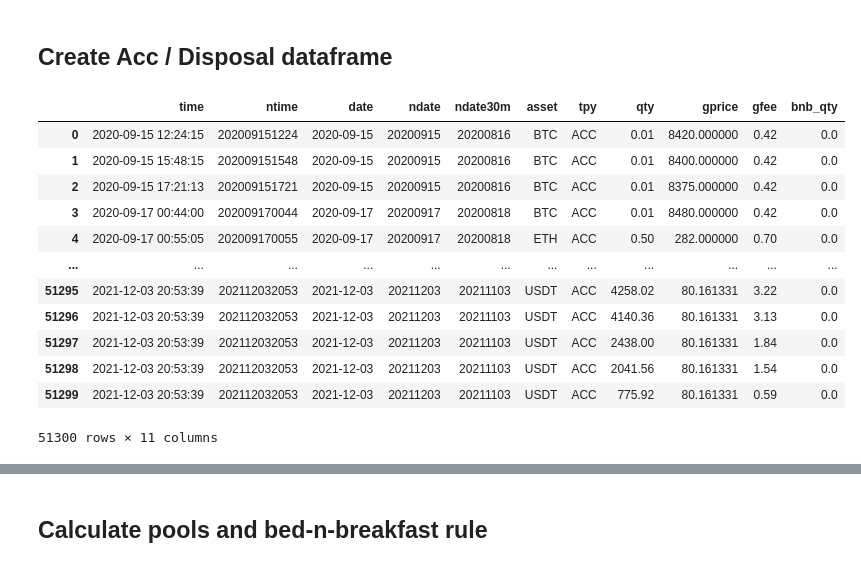
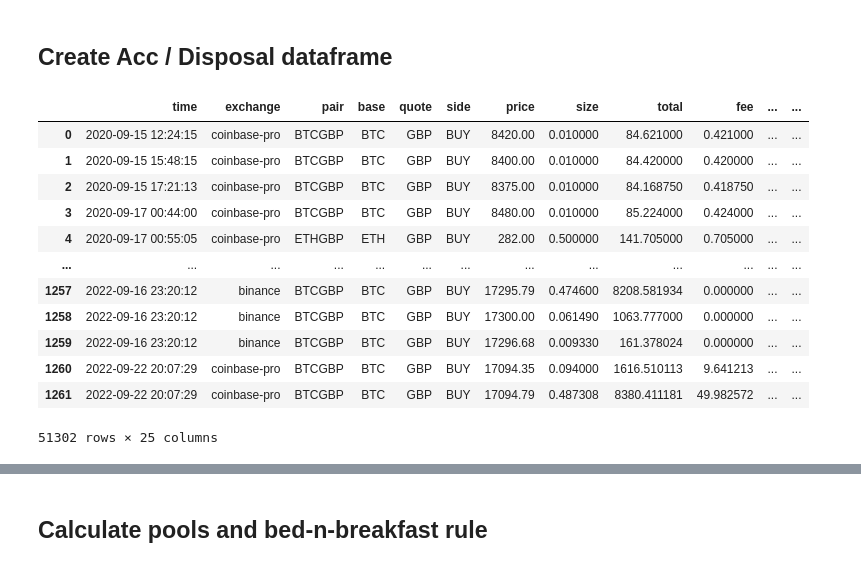
Before and after one commit to petarkabashki/pk-portflolio-manager, a Jupyter notebook: tax-calculator.ipynb, the cells around one changed output, grey strips where cells are left out. Drawn from its saved outputs; the diff is of its cells as text; code cells hidden in the pictures.

```diff
--- a/tax-calculator.ipynb
+++ b/tax-calculator.ipynb
@@ -243,7 +243,7 @@ df_coinbase[df_coinbase.fee_curr != df_coinbase.quote]
 
 df_kucoin = pd.concat([
     pd.read_excel('./trading-data/kucoin/BillingHistory-2021/Spot Orders_Completed Trades20230131.xlsx', parse_dates=True),
-    # pd.read_csv('./trading-data/kucoin/BillingHistory-2022/Spot Orders_Completed Trades20230131.xlsx', parse_dates=True)
+    pd.read_excel('./trading-data/kucoin/BillingHistory-2022/Spot Orders_Completed Trades20230131.xlsx', parse_dates=True)
 ], axis=0)
 
 df_kucoin.rename({'Symbol': 'pair',
@@ -278,7 +278,7 @@ df_kucoin['exchange'] = 'kucoin'
 df_kucoin = df_kucoin[['time', 'exchange', 'pair', 'base', 'quote', 'side', 'price', 'size', 'total', 'fee', 'fee_curr']]
 
 # df_kucoin.shape,
-df_kucoin.head()
+df_kucoin
 # %% [output]
 {'# records': 55, 'size * price != total': 0.0, 'fee_curr != quote': 0}
 |  | time | exchange | pair | base | quote | side | price | size | total | fee | fee_curr |
@@ -310,16 +321,17 @@ df_trades['ctotal'] = df_trades['size'] * df_trades.price
 #     np.where(df_trades.fee_curr == df_trades.base, df_trades.fee * df_trades.price, pd.NA)
 #     )
 
-# df_trades['date'] = df_trades.time.dt.floor('d').dt.tz_localize(None)
+df_trades['date'] = df_trades.time.dt.floor('d').dt.tz_localize(None)
 # df_trades['ndate30p'] = (df_trades.date + timedelta(days=30)).dt.strftime('%Y%m%d').astype(int)
-# df_trades['ndate30m'] = (df_trades.date - timedelta(days=30)).dt.strftime('%Y%m%d').astype(int)
-# df_trades['ndate'] = df_trades.date.dt.strftime('%Y%m%d').astype(int)
+df_trades['ndate'] = df_trades.date.dt.strftime('%Y%m%d').astype(int)
+df_trades['ndate30m'] = (df_trades.date - timedelta(days=30)).dt.strftime('%Y%m%d').astype(int)
 
 # df_trades.set_index('time', inplace=True, drop=True)
 # df_trades['tridx'] = df_trades.index
 # df_trades['calc_total'] = df_trades['size'] * df_trades.price
 # df_trades['mtime'] = df_trades.time.dt.tz_localize(None).dt.floor(freq='T')
 df_trades['ntime'] = df_trades.time.dt.strftime('%Y%m%d%H%M').astype(int)
+
 df_trades
 # %% [output]
 |  | time | exchange | pair | base | quote | side | price | size | total | fee | fee_curr | ... |
@@ -467,19 +479,23 @@ for row in df_trades.itertuples():
   quote = row.quote
   if quote in ['UST', 'BUSD', 'DAI', 'USDC'] : quote = 'USDT'
   gprice = pd.NA
+  qprice = pd.NA
+  if row.base != 'GBP' and row.quote != 'GBP':
+    qprice = df_q.loc[row.time.replace(second=0), quote]
 
   if row.quote == 'GBP':
     gprice = row.price
   elif row.base == 'GBP':
     gprice = row.price ** -1
   else:
-    gprice = row.price * df_q.loc[row.time.replace(second=0), quote]
+    gprice = row.price * qprice
 
   gfee = pd.NA
   if row.fee_curr == 'GBP':
     gfee = row.fee
   elif row.fee_curr == row.quote:
-    gfee = row.fee * df_q.loc[row.time.replace(second=0), quote]
+    qprice = df_q.loc[row.time.replace(second=0), quote]
+    gfee = row.fee * qprice
   elif row.fee_curr == row.base:
     gfee = row.fee * gprice
   else:
@@ -487,6 +503,7 @@ for row in df_trades.itertuples():
 
   df_trades.at[row.Index,'gfee'] = round(gfee,2)
   df_trades.at[row.Index,'gprice'] = gprice
+  df_trades.at[row.Index,'qprice'] = qprice
 
 df_trades
 # %% [output]
@@ -544,38 +562,45 @@ df_trades[(df_trades.base == 'GBP') & (df_trades.gfee != 0)]
 # %%
-acc_cols = ['time', 'ntime', 'base', 'quote', 'size', 'gprice', 'gfee']
-acc_cross_cols = ['time', 'ntime', 'quote', 'ctotal', 'size', 'gprice', 'gfee']
+# acc_cols = ['time', 'pair','base', 'quote', 'size', 'price', 'ctotal', 'qprice', 'gprice', 'gfee']
+# acc_cross_cols = ['time', 'pair', 'quote', 'size', 'price', 'ctotal', 'qprice', 'gprice', 'gfee']
 df_acc_dis = pd.concat([
-df_trades[acc_cols][(df_trades.quote == 'GBP') & (df_trades.side == 'BUY')].assign(tpy='ACC').rename({'base': 'asset', 'size': 'qty'}, axis=1).drop(['quote'], axis=1),
-df_trades[acc_cols][(df_trades.quote == 'GBP') & (df_trades.side == 'SELL')].assign(tpy='DIS').rename({'base': 'asset', 'size': 'qty'}, axis=1).drop(['quote'], axis=1),
-df_trades[acc_cols][(df_trades.base == 'GBP') & (df_trades.side == 'BUY')].assign(tpy='DIS').rename({'quote': 'asset', 'size': 'qty'}, axis=1).drop(['base'], axis=1),
-df_trades[acc_cols][(df_trades.base == 'GBP') & (df_trades.side == 'SELL')].assign(tpy='ACC').rename({'quote': 'asset', 'size': 'qty'}, axis=1).drop(['base'], axis=1),
-df_trades[acc_cols][(df_trades.base != 'GBP') & (df_trades.quote != 'GBP') & (df_trades.side == 'BUY')].assign(tpy='ACC').rename({'base': 'asset', 'size': 'qty'}, axis=1).drop(['quote'], axis=1),
-df_trades[acc_cols][(df_trades.base != 'GBP') & (df_trades.quote != 'GBP') & (df_trades.side == 'SELL')].assign(tpy='DIS').rename({'base': 'asset', 'size': 'qty'}, axis=1).drop(['quote'], axis=1),
-df_trades[(df_trades.base != 'GBP') & (df_trades.quote != 'GBP') & (df_trades.side == 'BUY')][acc_cross_cols].assign(tpy='DIS').rename({'quote': 'asset', 'size': 'qty'}, axis=1),
-df_trades[(df_trades.base != 'GBP') & (df_trades.quote != 'GBP') & (df_trades.side == 'SELL')][acc_cross_cols].assign(tpy='ACC').rename({'quote':'asset', 'ctotal':'qty'}, axis=1)
+df_trades[(df_trades.quote == 'GBP') & (df_trades.side == 'BUY' )].assign(tpy='ACC',src='TRADE',asset=lambda x:x['base'],aprice=lambda x:x['price'],aqty=lambda x:x['size']),
+df_trades[(df_trades.quote == 'GBP') & (df_trades.side == 'SELL')].assign(tpy='DIS',src='TRADE',asset=lambda x:x['base'],aprice=lambda x:x['price'],aqty=lambda x:x['size']),
+df_trades[(df_trades.base == 'GBP') & (df_trades.side == 'BUY')].assign(tpy='DIS',src='TRADE',asset=lambda x:x['quote'],aprice=lambda x:x['price']**-1,aqty=lambda x:x['ctotal']),
+df_trades[(df_trades.base == 'GBP') & (df_trades.side == 'SELL')].assign(tpy='ACC',src='TRADE',asset=lambda x:x['quote'],aprice=lambda x:x['price']**-1,aqty=lambda x:x['ctotal']),
+df_trades[(df_trades.base != 'GBP') & (df_trades.quote != 'GBP') & (df_trades.side == 'BUY')].assign(tpy='ACC',src='TRADE',asset=lambda x:x['base'],aprice=lambda x:x['gprice'],aqty=lambda x:x['size']),
+df_trades[(df_trades.base != 'GBP') & (df_trades.quote != 'GBP') & (df_trades.side == 'SELL')].assign(tpy='DIS',src='TRADE',asset=lambda x:x['base'],aprice=lambda x:x['gprice'],aqty=lambda x:x['size']),
+df_trades[(df_trades.base != 'GBP') & (df_trades.quote != 'GBP') & (df_trades.side == 'BUY')].assign(tpy='DIS',src='TRADE',asset=lambda x:x['quote'],aprice=lambda x:x.qprice,aqty=lambda x:x['ctotal']),
+df_trades[(df_trades.base != 'GBP') & (df_trades.quote != 'GBP') & (df_trades.side == 'SELL')].assign(tpy='ACC',src='TRADE',asset=lambda x:x['quote'],aprice=lambda x:x.qprice,aqty=lambda x:x['ctotal'])
 ],axis=0, ignore_index=True)
 
+#add manually busd received as rewards
+df_acc_dis.loc[len(df_acc_dis)] = {'time':pd.to_datetime('2021-01-07 08:44:44'), 'asset':'BUSD','tpy':'ACC','qty':7, 'src': 'DISTR'}
+df_acc_dis.loc[len(df_acc_dis)] = {'time':pd.to_datetime('2020-12-30 03:33:06'), 'asset':'BUSD','tpy':'ACC','qty':20, 'src': 'DISTR'}
 
+# df_acc_dis['ntime'] = df_acc_dis.time.dt.strftime('%Y%m%d%H%M').astype(int)
 df_acc_dis['date'] = df_acc_dis.time.dt.floor('d').dt.tz_localize(None)
 # df_acc_dis['ndate30p'] = (df_acc_dis.date + timedelta(days=30)).dt.strftime('%Y%m%d').astype(int)
 df_acc_dis['ndate'] = df_acc_dis.date.dt.strftime('%Y%m%d').astype(int)
 df_acc_dis['ndate30m'] = (df_acc_dis.date - timedelta(days=30)).dt.strftime('%Y%m%d').astype(int)
-df_acc_dis = df_acc_dis[['time', 'ntime', 'date',
-       'ndate', 'ndate30m', 'asset', 'tpy', 'qty', 'gprice', 'gfee']]
+# df_acc_dis = df_acc_dis[['time', 'ntime', 'date',
+       # 'ndate', 'ndate30m', 'pair', 'asset', 'src', 'tpy', 'qty', 'price', 'ctotal', 'qprice', 'gprice', 'gfee']]
 # df_acc_dis['qty_left'] =df_acc_dis.qty
 df_acc_dis['bnb_qty'] = 0.0
+df_acc_dis = df_acc_dis.sort_values(['time', 'tpy'])
+df_acc_dis.reset_index()
+# df_acc_dis.set_index('time',inplace=True)
 df_acc_dis
 # %% [output]
-|  | time | ntime | date | ndate | ndate30m | asset | tpy | qty | gprice | gfee | bnb_qty |
-| 0 | 2020-09-15 12:24:15 | 202009151224 | 2020-09-15 | 20200915 | 20200816 | BTC | ACC | 0.01 | 8420.000000 | 0.42 | 0.0 |
-| 1 | 2020-09-15 15:48:15 | 202009151548 | 2020-09-15 | 20200915 | 20200816 | BTC | ACC | 0.01 | 8400.000000 | 0.42 | 0.0 |
-| 2 | 2020-09-15 17:21:13 | 202009151721 | 2020-09-15 | 20200915 | 20200816 | BTC | ACC | 0.01 | 8375.000000 | 0.42 | 0.0 |
-| 3 | 2020-09-17 00:44:00 | 202009170044 | 2020-09-17 | 20200917 | 20200818 | BTC | ACC | 0.01 | 8480.000000 | 0.42 | 0.0 |
-| 4 | 2020-09-17 00:55:05 | 202009170055 | 2020-09-17 | 20200917 | 20200818 | ETH | ACC | 0.50 | 282.000000 | 0.70 | 0.0 |
-| ... | ... | ... | ... | ... | ... | ... | ... | ... | ... | ... | ... |
-| 51295 | 2021-12-03 20:53:39 | 202112032053 | 2021-12-03 | 20211203 | 20211103 | USDT | ACC | 4258.02 | 80.161331 | 3.22 | 0.0 |
-| 51296 | 2021-12-03 20:53:39 | 202112032053 | 2021-12-03 | 20211203 | 20211103 | USDT | ACC | 4140.36 | 80.161331 | 3.13 | 0.0 |
-| 51297 | 2021-12-03 20:53:39 | 202112032053 | 2021-12-03 | 20211203 | 20211103 | USDT | ACC | 2438.00 | 80.161331 | 1.84 | 0.0 |
-| 51298 | 2021-12-03 20:53:39 | 202112032053 | 2021-12-03 | 20211203 | 20211103 | USDT | ACC | 2041.56 | 80.161331 | 1.54 | 0.0 |
-| 51299 | 2021-12-03 20:53:39 | 202112032053 | 2021-12-03 | 20211203 | 20211103 | USDT | ACC | 775.92 | 80.161331 | 0.59 | 0.0 |
+|  | time | exchange | pair | base | quote | side | price | size | total | fee | ... | ... |
+| 0 | 2020-09-15 12:24:15 | coinbase-pro | BTCGBP | BTC | GBP | BUY | 8420.00 | 0.010000 | 84.621000 | 0.421000 | ... | ... |
+| 1 | 2020-09-15 15:48:15 | coinbase-pro | BTCGBP | BTC | GBP | BUY | 8400.00 | 0.010000 | 84.420000 | 0.420000 | ... | ... |
+| 2 | 2020-09-15 17:21:13 | coinbase-pro | BTCGBP | BTC | GBP | BUY | 8375.00 | 0.010000 | 84.168750 | 0.418750 | ... | ... |
+| 3 | 2020-09-17 00:44:00 | coinbase-pro | BTCGBP | BTC | GBP | BUY | 8480.00 | 0.010000 | 85.224000 | 0.424000 | ... | ... |
+| 4 | 2020-09-17 00:55:05 | coinbase-pro | ETHGBP | ETH | GBP | BUY | 282.00 | 0.500000 | 141.705000 | 0.705000 | ... | ... |
+| ... | ... | ... | ... | ... | ... | ... | ... | ... | ... | ... | ... | ... |
+| 1257 | 2022-09-16 23:20:12 | binance | BTCGBP | BTC | GBP | BUY | 17295.79 | 0.474600 | 8208.581934 | 0.000000 | ... | ... |
+| 1258 | 2022-09-16 23:20:12 | binance | BTCGBP | BTC | GBP | BUY | 17300.00 | 0.061490 | 1063.777000 | 0.000000 | ... | ... |
+| 1259 | 2022-09-16 23:20:12 | binance | BTCGBP | BTC | GBP | BUY | 17296.68 | 0.009330 | 161.378024 | 0.000000 | ... | ... |
+| 1260 | 2022-09-22 20:07:29 | coinbase-pro | BTCGBP | BTC | GBP | BUY | 17094.35 | 0.094000 | 1616.510113 | 9.641213 | ... | ... |
+| 1261 | 2022-09-22 20:07:29 | coinbase-pro | BTCGBP | BTC | GBP | BUY | 17094.79 | 0.487308 | 8380.411181 | 49.982572 | ... | ... |
-51300 rows × 11 columns
+51302 rows × 25 columns
```
Also changed, not shown: parts of 32 cells of this notebook, 1 other file.
